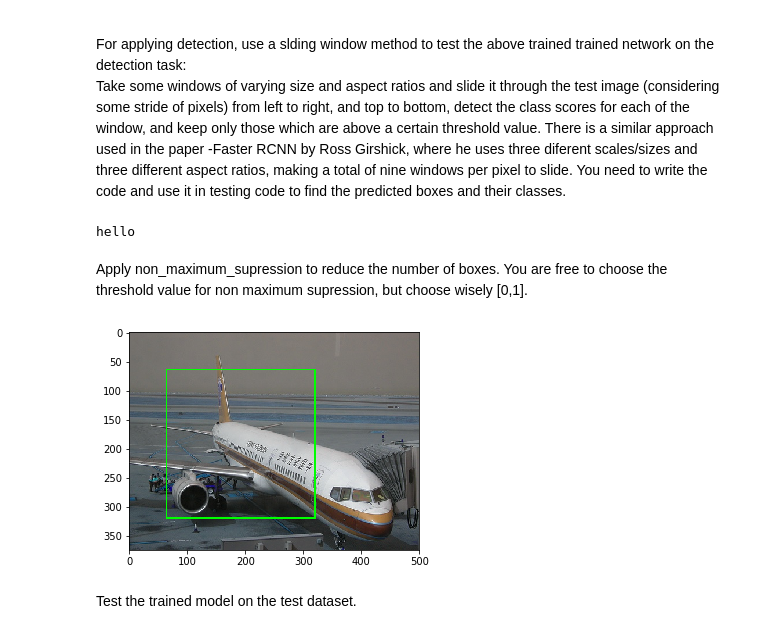
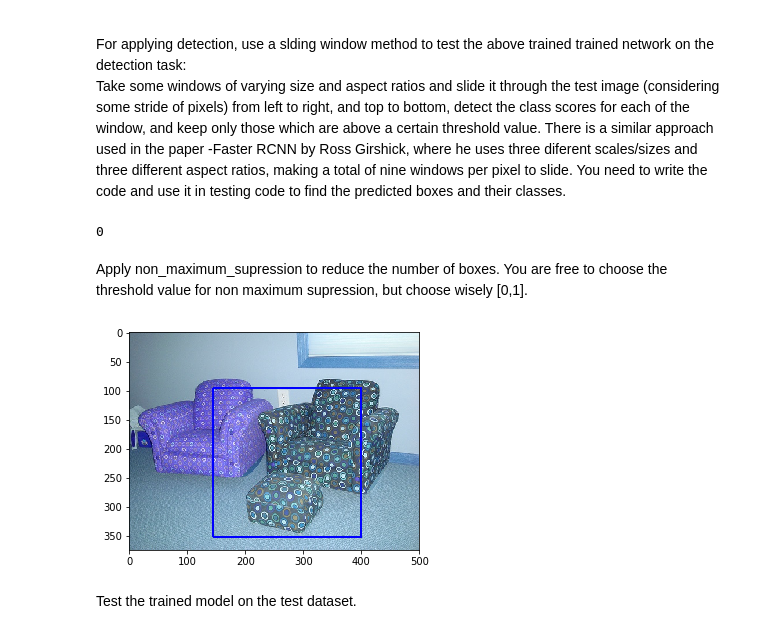
Before and after one commit to SiddarthKrishnamoorthy/ObjectDetection, a Jupyter notebook: assignment_3.ipynb, the cells around one changed output. Saved outputs shown, nothing was run; the diff lists cells and outputs as text; code cells hidden in the pictures.

```diff
--- a/assignment_3.ipynb
+++ b/assignment_3.ipynb
@@ -562,7 +562,7 @@ def softmax(outputs):
     probs = probs/torch.sum(probs, 1)
     return probs
 # %%
-window_list = [(90, 180), (180, 90), (181, 362), (362, 181), (45, 90), (90, 45), (64, 64), (128, 128), (256, 256)]
+window_list = [(90, 180), (180, 90), (181, 362), (362, 181), (45, 90), (90, 45), (64, 64), (128, 128), (256, 256), (200, 200)]
 def sliding_window(image, step, best_model, second=False):
     # Begin
     image = np.asarray(image)
@@ -616,29 +616,29 @@ def sliding_window(image, step, best_model, second=False):
 
     return bottle_list, aeroplane_list, chair_list, bottle_list_prob, aeroplane_list_prob, chair_list_prob
 
-img = Image.open('/data/siddarth/Asgn3/test/VOC2007/JPEGImages/000418.jpg')
-# bottle_list, aeroplane_list, chair_list, b_prob, a_prob, c_prob = sliding_window(img, 32, best_model)
-# print(len(bottle_list))
-print("hello")
-bottle_list, aeroplane_list, chair_list, bottle_list_prob, aeroplane_list_prob, chair_list_prob = sliding_window(img, 32, best_model, False)
-n_bottle_list, n_aeroplane_list, n_chair_list, n_bottle_list_prob, n_aeroplane_list_prob, n_chair_list_prob = sliding_window(img, 32, best_model_two_layer, True)
+img = Image.open('/data/siddarth/Asgn3/test/VOC2007/JPEGImages/000691.jpg')
+bottle_list, aeroplane_list, chair_list, b_prob, a_prob, c_prob = sliding_window(img, 16, best_model)
+print(len(bottle_list))
 
-bottle_list = bottle_list+n_bottle_list
-aeroplane_list = aeroplane_list+n_aeroplane_list
-chair_list = chair_list+n_chair_list
+# bottle_list, aeroplane_list, chair_list, bottle_list_prob, aeroplane_list_prob, chair_list_prob = sliding_window(img, 32, best_model, False)
+# n_bottle_list, n_aeroplane_list, n_chair_list, n_bottle_list_prob, n_aeroplane_list_prob, n_chair_list_prob = sliding_window(img, 32, best_model_two_layer, True)
 
-bottle_list_prob = bottle_list_prob+n_bottle_list_prob
-aeroplane_list_prob = aeroplane_list_prob+n_aeroplane_list_prob
-chair_list_prob = chair_list_prob+n_chair_list_prob
+# bottle_list = bottle_list+n_bottle_list
+# aeroplane_list = aeroplane_list+n_aeroplane_list
+# chair_list = chair_list+n_chair_list
+
+# bottle_list_prob = bottle_list_prob+n_bottle_list_prob
+# aeroplane_list_prob = aeroplane_list_prob+n_aeroplane_list_prob
+# chair_list_prob = chair_list_prob+n_chair_list_prob
 # %% [output]
-hello
+0
 # %% [markdown]
 Apply non_maximum_supression to reduce the number of boxes. You are free to choose the threshold value for non maximum supression, but choose wisely [0,1].
 # %%
 CONFIDENCE_THRESHOLD = 0.99
 # %%
 import cv2
-def non_maximum_supression(box_prob_zip_list, threshold = 0.1):
+def non_maximum_supression(box_prob_zip_list, threshold = 0.15):
     # Begin
     if len(box_prob_zip_list) == 0:
         return ([], [])
@@ -666,6 +666,7 @@ def non_maximum_supression(box_prob_zip_list, threshold = 0.1):
 
     area = (x2 - x1 + 1) * (y2 - y1 + 1)
     idxs = np.argsort(probability_list)
+    idxs = idxs[:9]
 
     while len(idxs) > 0:
         # grab the last index in the indexes list and add the
@@ -687,35 +688,35 @@ def non_maximum_supression(box_prob_zip_list, threshold = 0.1):
         h = np.maximum(0, yy2 - yy1 + 1)
 
         # compute the ratio of overlap
         overlap = (w * h) / area[idxs[:last]]
 
         # delete all indexes from the index list that have
         idxs = np.delete(idxs, np.concatenate(([last],
             np.where(overlap > threshold)[0])))
 
     # return only the bounding boxes that were picked using the
     # integer data type
     return (boxes[pick].astype("int"), probability_list[pick])
 
 bottle_zip = list(zip(bottle_list, b_prob))
 aeroplane_zip = list(zip(aeroplane_list, a_prob))
 chair_zip = list(zip(chair_list, c_prob))
 [(bottle_bxs, bp), (aeroplane_bxs, ap), (chair_bxs, cp)] = map(non_maximum_supression, [bottle_zip, aeroplane_zip, chair_zip])
-img = cv2.imread('/data/siddarth/Asgn3/test/VOC2007/JPEGImages/000418.jpg')
+img = cv2.imread('/data/siddarth/Asgn3/test/VOC2007/JPEGImages/000691.jpg')
 for b in bottle_bxs:
     cv2.rectangle(img, (b[0], b[1]), (b[2], b[3]), (255,0,0), 2)
 
 for b in aeroplane_bxs:
     cv2.rectangle(img, (b[0], b[1]), (b[2], b[3]), (0,255,0), 2)
 
 for b in chair_bxs:
     cv2.rectangle(img, (b[0], b[1]), (b[2], b[3]), (0,0,255), 2)
 
 img = Image.fromarray(img)
 plt.imshow(img)
 plt.show()
 # %% [output]
-[figure, old version]
+[figure, new version]
 # %% [markdown]
 Test the trained model on the test dataset.
 # %%
```
Also changed, not shown: parts of 2 cells of this notebook.
